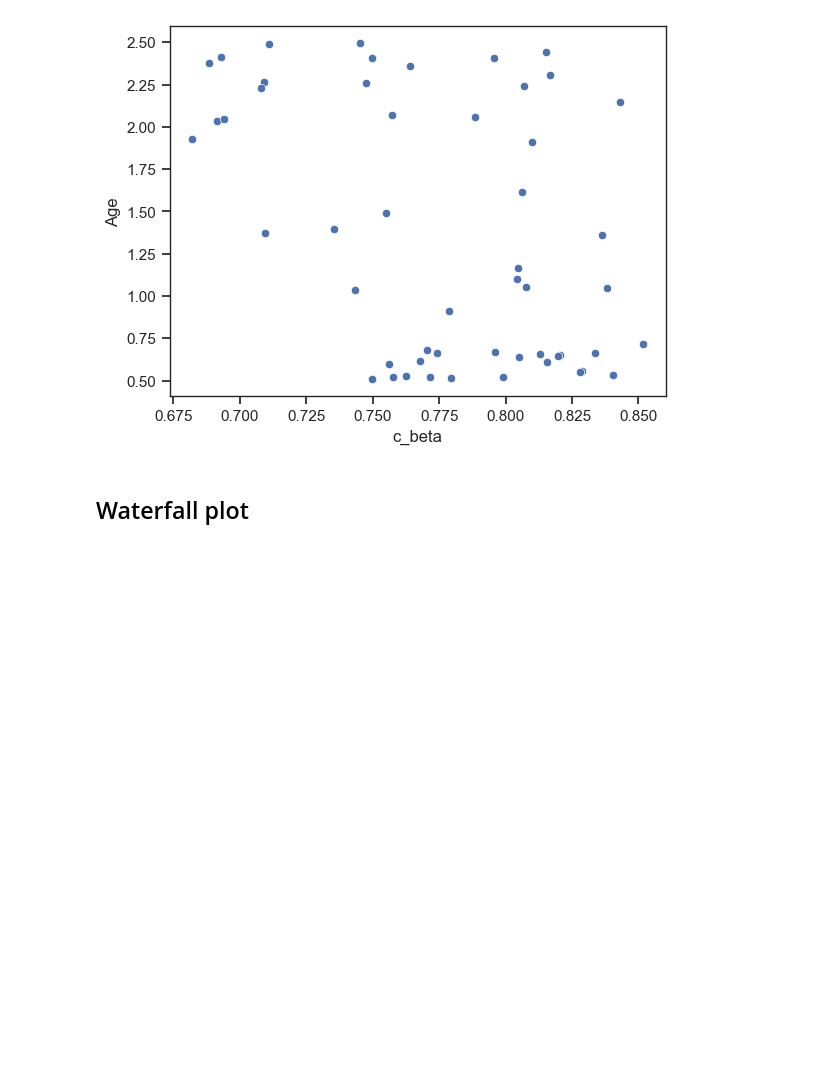
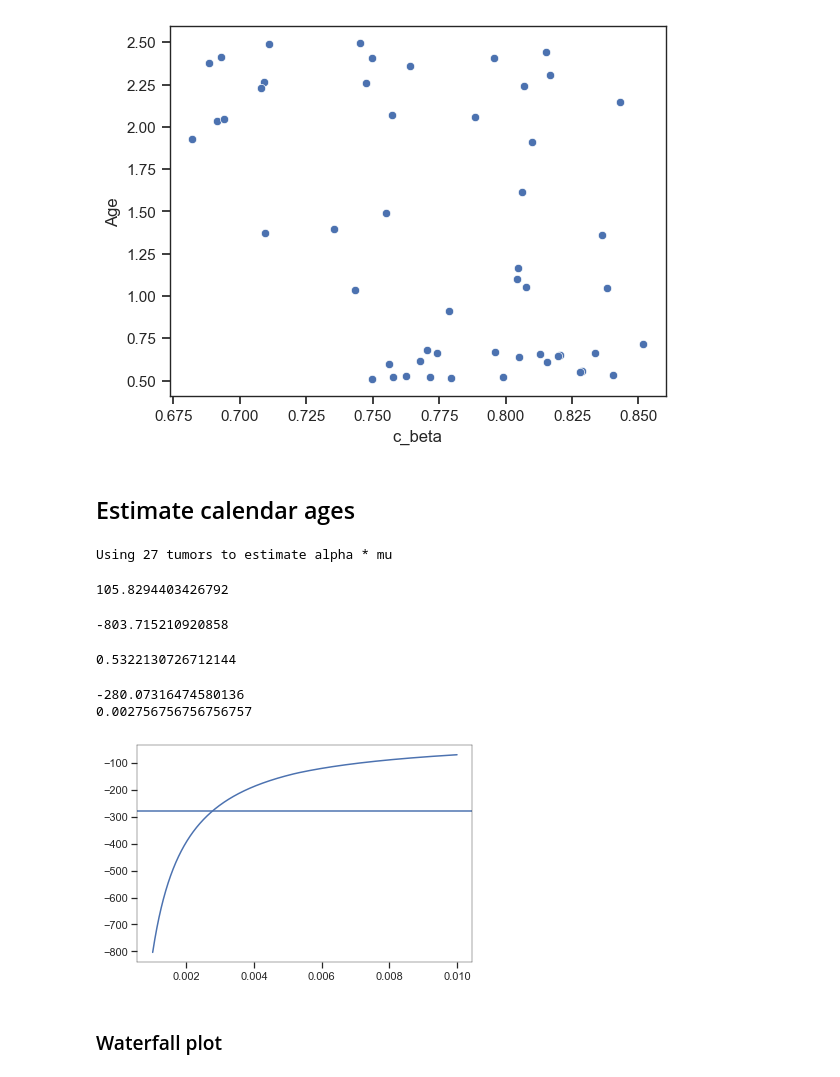
Before and after one commit to danmonyak/EpiClockNBL, a Jupyter notebook: Analysis/Analysis.ipynb, the cells around one changed output. Drawn from its saved outputs; the diff is of its cells as text; code cells hidden in the pictures; blank space fills up the shorter version.

```diff
--- a/Analysis/Analysis.ipynb
+++ b/Analysis/Analysis.ipynb
@@ -505,5 +490,53 @@ sns.scatterplot(x=clinical['TARGET'].loc[mask, 'c_beta'], y=clinical['TARGET'].l
 <Axes: xlabel='c_beta', ylabel='Age'>
 [figure]
 # %% [markdown]
-## Waterfall plot
+## Estimate calendar ages
+# %%
+dataset = 'TARGET'
+
+age_day_limit = 80
+young_tumors = clinical[dataset].index[clinical[dataset]['age_at_diagnosis'] <= age_day_limit]
+
+print(f'Using {young_tumors.shape[0]} tumors to estimate alpha * mu')
+
+approx_avg_calAge = clinical[dataset].loc[young_tumors]['age_at_diagnosis'].mean() + 6*30
+alpha_mu = clinical[dataset].loc[young_tumors]['phi'].mean() / approx_avg_calAge
+# %% [output]
+Using 27 tumors to estimate alpha * mu
+# %%
+clinical[dataset]['calendar_age'].min()
+# %% [output]
+105.8294403426792
+# %%
+np.min(clinical[dataset].loc[young_tumors]['age_at_diagnosis'] - clinical[dataset].loc[young_tumors]['phi'] / 0.001)
+# %% [output]
+-803.715210920858
+# %%
+clinical['TARGET'].loc[young_tumors, 'calendar_age_years'].mean()
+# %% [output]
+0.5322130726712144
+# %%
+MIN_DAYS_BEFORE_BIRTH = 40 * 7
+
+alpha_mu_vals = np.linspace(1e-3, 1e-2, 1000)
+min_tumor_birth_time_vals = []
+for alpha_mu_i in alpha_mu_vals:
+    min_tumor_birth_time_vals.append(
+        np.min(clinical[dataset].loc[young_tumors]['age_at_diagnosis'] - clinical[dataset].loc[young_tumors]['phi'] / alpha_mu_i)
+    )
+
+sns.lineplot(x=alpha_mu_vals, y=min_tumor_birth_time_vals)
+plt.axhline(y=-MIN_DAYS_BEFORE_BIRTH)
+
+min_tumor_birth_time_vals = np.array(min_tumor_birth_time_vals)
+min_idx = np.argmin(np.abs(min_tumor_birth_time_vals - (-MIN_DAYS_BEFORE_BIRTH)))
+print(min_tumor_birth_time_vals[min_idx])
+alpha_mu = alpha_mu_vals[min_idx]
+print(alpha_mu)
+# %% [output]
+-280.07316474580136
+0.002756756756756757
+[figure, added]
+# %% [markdown]
+### Waterfall plot
 # %%
```
Also changed, not shown: parts of 34 cells of this notebook.
